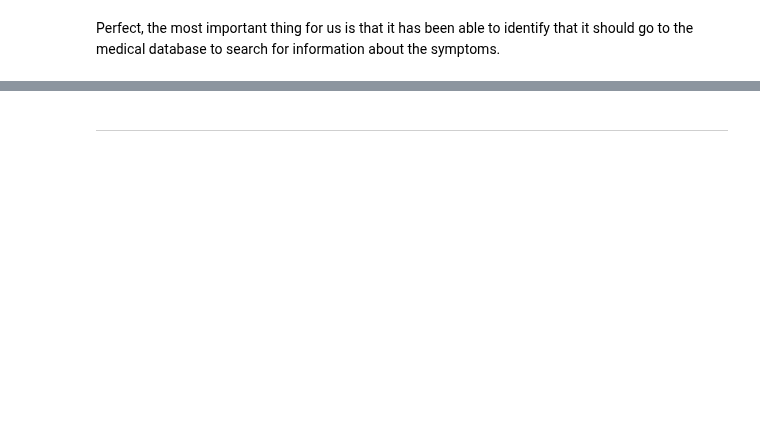
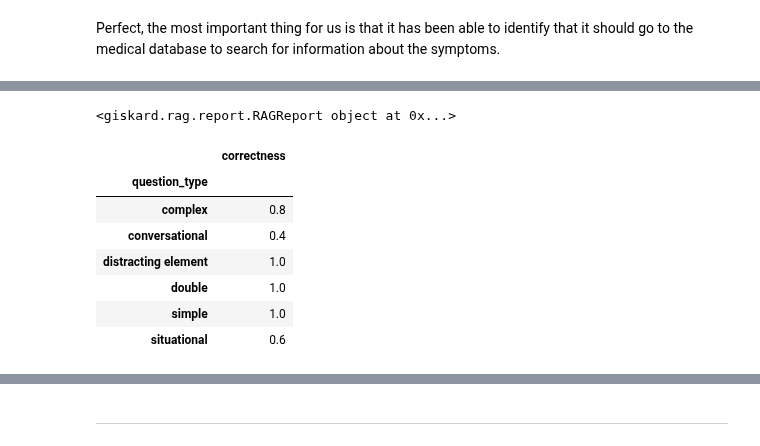
Before and after one commit to peremartra/Large-Language-Model-Notebooks-Course, a Jupyter notebook: 4-Evaluating LLMs/evaluating_rag_giskard.ipynb, the cells around one changed output, grey strips where cells are left out. Drawn from its saved outputs; the diff is of its cells as text; code cells hidden in the pictures; blank space fills up the shorter version.

```diff
--- a/4-Evaluating LLMs/evaluating_rag_giskard.ipynb
+++ b/4-Evaluating LLMs/evaluating_rag_giskard.ipynb
@@ -289,0 +323,2 @@ Final Answer: Yes, botulism is a serious illness that can lead to paralysis and
+# %%
+report = evaluate(use_agent, testset=test_questions, knowledge_base=kb_giskard)
@@ -289,0 +343,15 @@ Final Answer: Yes, botulism is a serious illness that can lead to paralysis and
+# %%
+print(report)
+# %% [output]
+<giskard.rag.report.RAGReport object at 0x...>
+# %%
+report.correctness_by_question_type()
+# %% [output]
+|  | correctness |
+| question_type |  |
+| complex | 0.8 |
+| conversational | 0.4 |
+| distracting element | 1.0 |
+| double | 1.0 |
+| simple | 1.0 |
+| situational | 0.6 |
```
Also changed, not shown: parts of 25 cells of this notebook.
